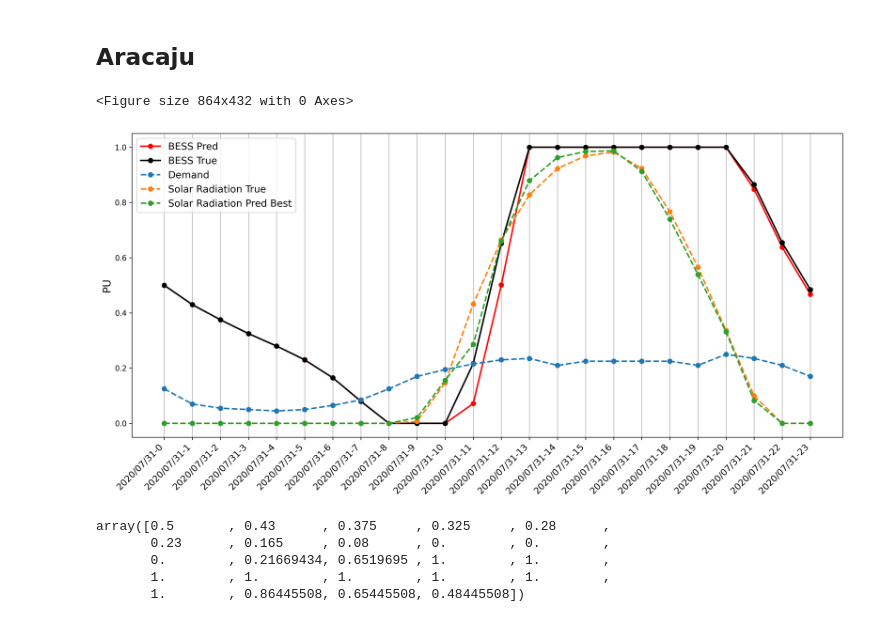
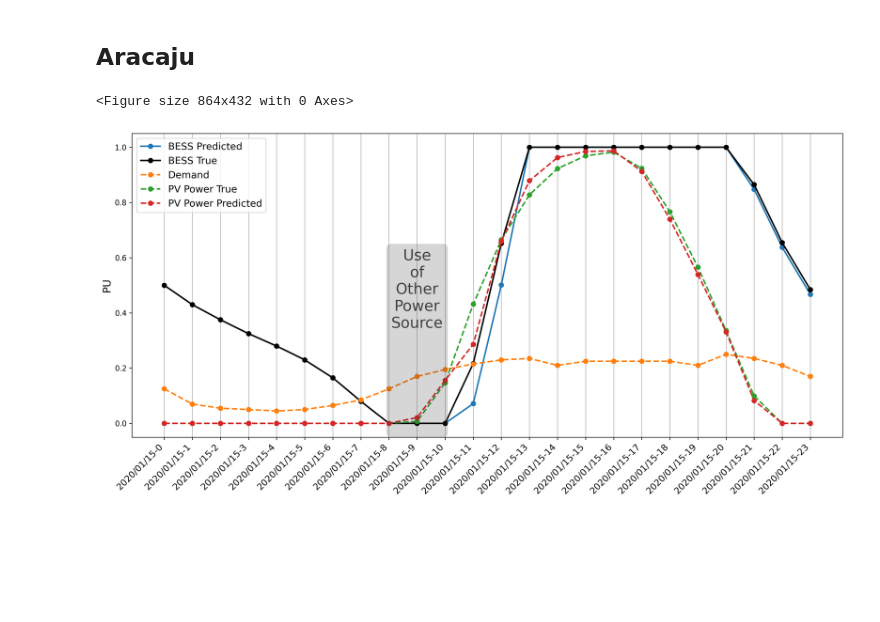
Before and after one commit to hugoabreu1002/PVIA_research, a Jupyter notebook: AnaliseResultadosAutoMls.ipynb, the cells around one changed output. Saved outputs shown, nothing was run; the diff lists cells and outputs as text; code cells hidden in the pictures; blank space fills up the shorter version.

```diff
--- a/AnaliseResultadosAutoMls.ipynb
+++ b/AnaliseResultadosAutoMls.ipynb
@@ -138,14 +138,16 @@ plt.savefig('autoMLExperiencResults/barplot_mse.png', dpi=300)
 
 But only for four bests ACOLSTM. Just to show in the results
 # %%
-cidades = ["aracaju"] #["joaopessoa", "maceio", "natal", "recife", "salvador", "saoluis", "teresina", "fortaleza"]
+
+cidades = ["aracaju", "recife"] #["joaopessoa", "maceio", "natal", "recife", "salvador", "saoluis", "teresina", "fortaleza"]
 
 def getArraysDict(cidades):
 
     cities_arrays = {}
 
     for cidade in cidades:
-        list_of_arrays_paths = ["./cidades/{0}/AutoMLResults/y_test".format(cidade),"./cidades/{0}/AutoMLResults/y_hat_ACOLSTM".format(cidade)]
+        list_of_arrays_paths = ["./cidades/{0}/AutoMLResults/y_test".format(cidade),
+                                "./cidades/{0}/AutoMLResults/y_hat_ACOLSTM".format(cidade)]
         city_dict = {}
         for array_path in list_of_arrays_paths:
             print(array_path)
@@ -156,11 +158,17 @@ def getArraysDict(cidades):
 
 def loadData(csvFile, serie_column='radiacao_global_wpm2'):
 
+    if "historical_data_maceio.csv" in csvFile:
+        csvFile = csvFile.replace("maceio.csv", "maceio_2.csv")
+
     df_inmet = pd.read_csv(csvFile, sep=',', encoding = "ISO-8859-1")
     if df_inmet[serie_column].dtypes == "object":
         df_inmet[serie_column] = df_inmet[serie_column].apply(lambda x: float(str(x).replace(",","."))).fillna(0)
 
-    return df_inmet
+    posicao_final=15*24
+    posicao_inicial=0
+
+    return df_inmet.iloc[posicao_inicial:posicao_final,:]
 
 Dict_Arrays = getArraysDict(cidades)
 # %% [output]
@@ -185,43 +179,46 @@ Dict_Arrays = getArraysDict(cidades)
 # %% [markdown]
 ## Aracaju
 # %%
+
 df_aracaju = loadData("./cidades/aracaju/historical_data_aracaju.csv")
 
 simpleBess = SimpleBEES()
 solarRadiation_True = Dict_Arrays["aracaju"]["y_test"][-24:]
-solarRadiation_Pred = Dict_Arrays["aracaju"]["y_hat_ACOLSTM"][-24:]
+solarRadiation_Pred_best = Dict_Arrays["aracaju"]["y_hat_ACOLSTM"][-24:]
 
 solarFactor = 1
-batery_charge_true, batery_charge_pred = simpleBess.simulate(solarRadiation_True, solarRadiation_Pred, DemandFactor=0.25, solarRadeFi=solarFactor)
+batery_charge_true, batery_charge_pred_best = simpleBess.simulate(solarRadiation_True, solarRadiation_Pred_best, DemandFactor=0.25, solarRadeFi=solarFactor)
 
-plt.figure(figsize=(12,6))
+fig = plt.figure(figsize=(12,6))
 ticks_X = df_aracaju.data.astype('str') + '-' + df_aracaju.hora.astype('str')
 len_dt = len(solarRadiation_True)
 ticks_X = ticks_X[-len_dt:].values
 
 _, ax = plt.subplots(1,1, figsize=(14,7), dpi=300)
 
-ax.plot(ticks_X, batery_charge_pred, 'r-o',  label = "BESS Pred", linewidth=2.0)
+ax.plot(ticks_X, batery_charge_pred_best, '-o',  label = "BESS Predicted", linewidth=2.0)
 ax.plot(ticks_X, batery_charge_true, 'k-o', label = "BESS True", linewidth=2.0)
 ax.plot(ticks_X, simpleBess._DemandData, '--o', label = "Demand", linewidth=2.0)
-ax.plot(ticks_X, solarRadiation_True*solarFactor, '--o', label="Solar Radiation True", linewidth=2.0)
-ax.plot(ticks_X, solarRadiation_Pred*solarFactor, '--o', label="Solar Radiation Pred Best", linewidth=2.0)
+ax.plot(ticks_X, solarRadiation_True*solarFactor, '--o', label="PV Power True", linewidth=2.0)
+ax.plot(ticks_X, solarRadiation_Pred_best*solarFactor, '--o', label="PV Power Predicted", linewidth=2.0)
 ax.legend(fontsize=13)
 
 plt.xticks(ticks_X, rotation=45, ha='right', fontsize=12)
 ax.grid(axis='x')
 ax.legend(fontsize=13)
 ax.set_ylabel('PU', fontsize=14)
+
+plt.text(9, 0.3, "Use\nof\nOther\nPower\nSource\n\n\n\n\n\n", size=20, rotation=0,
+         ha="center", va="center",color="black", alpha=0.7,verticalalignment="center",
+         bbox=dict(boxstyle="round",
+                   fc=(.2, 0.2, 0.2),
+                   alpha=0.2,
+                   edgecolor="grey"
+                   )
+         )
+
 plt.tight_layout()
 plt.savefig('autoMLExperiencResults/aracaju_bess.png', dpi=300)
 # %% [output]
 <Figure size 864x432 with 0 Axes>
-[figure, old version]
+[figure, new version]
-# %%
-batery_charge_true
-# %% [output]
-array([0.5       , 0.43      , 0.375     , 0.325     , 0.28      ,
-       0.23      , 0.165     , 0.08      , 0.        , 0.        ,
-       0.        , 0.21669434, 0.6519695 , 1.        , 1.        ,
-       1.        , 1.        , 1.        , 1.        , 1.        ,
-       1.        , 0.86445508, 0.65445508, 0.48445508])
```
Also changed, not shown: parts of 3 cells of this notebook, 2 other files.
